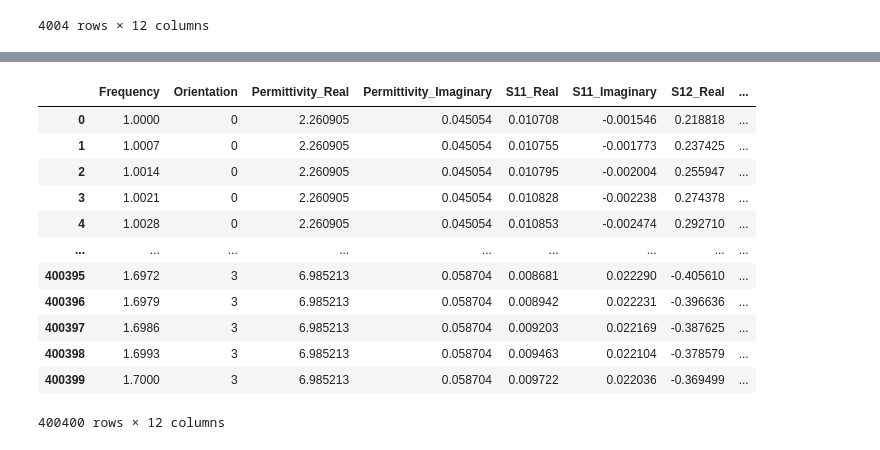
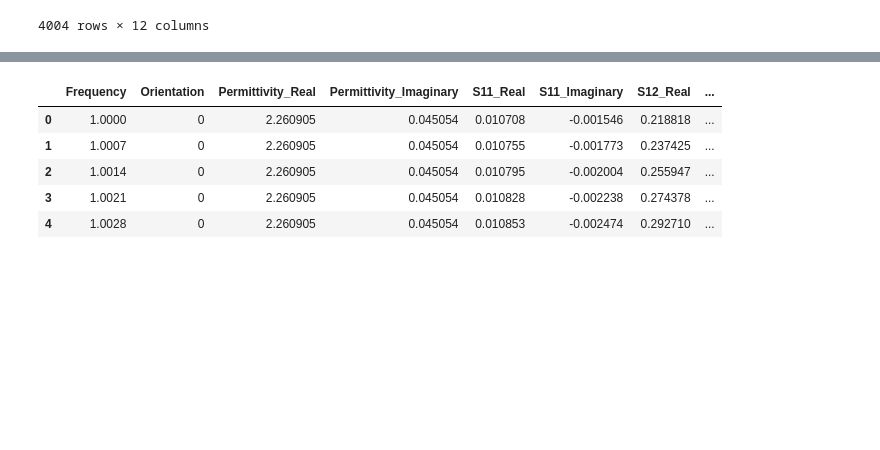
Before and after one commit to DanteMillerDS/NASA-Material-Classifier-OLD, a Jupyter notebook: classifier.ipynb, the cells around one changed output, grey strips where cells are left out. Cells and saved outputs as stored; diff of their text form; code cells hidden in the pictures; blank space fills up the shorter version.

```diff
--- a/classifier.ipynb
+++ b/classifier.ipynb
@@ -167,14 +168,14 @@ testing_dataframe
 | 4003 | 1.7000000000000 | -0.011476784000000 | -0.0026654671000000 | 3 | 5 | 0.1 | 0.99925244000000 | -0.012334294000000 | 0.99992371000000 | ... |
 4004 rows × 12 columns
 # %%
-training_dataframe.columns = ['Frequency', 'S11_Real', 'S11_Imaginary', 'Orientation', 'Permittivity_Real', 'Permittivity_Imaginary', 'S12_Real',
-       'S12_Imaginary', 'S21_Real', 'S21_Imaginary', 'S22_Real',
+training_dataframe.columns = ['Frequency', 'S11_Real', 'S11_Imaginary', 'Orientation', 'Permittivity_Real', 'Permittivity_Imaginary', 'S21_Real',
+       'S21_Imaginary', 'S12_Real', 'S12_Imaginary', 'S22_Real',
        'S22_Imaginary']
 training_dataframe = training_dataframe[['Frequency', 'Orientation', 'Permittivity_Real', 'Permittivity_Imaginary','S11_Real', 'S11_Imaginary', 'S12_Real',
        'S12_Imaginary', 'S21_Real', 'S21_Imaginary', 'S22_Real',
        'S22_Imaginary']]
-testing_dataframe.columns = ['Frequency', 'S11_Real', 'S11_Imaginary', 'Orientation', 'Permittivity_Real', 'Permittivity_Imaginary', 'S12_Real',
-       'S12_Imaginary', 'S21_Real', 'S21_Imaginary', 'S22_Real',
+testing_dataframe.columns = ['Frequency', 'S11_Real', 'S11_Imaginary', 'Orientation', 'Permittivity_Real', 'Permittivity_Imaginary', 'S21_Real',
+       'S21_Imaginary', 'S12_Real', 'S12_Imaginary', 'S22_Real',
        'S22_Imaginary']
 testing_dataframe = testing_dataframe[['Frequency', 'Orientation',  'Permittivity_Real', 'Permittivity_Imaginary','S11_Real', 'S11_Imaginary', 'S12_Real',
        'S12_Imaginary', 'S21_Real', 'S21_Imaginary', 'S22_Real',
@@ -203,19 +204,12 @@ training_dataframe[training_dataframe.columns] = training_dataframe[training_dat
 testing_dataframe.dropna(inplace=True)
 testing_dataframe[testing_dataframe.columns] = testing_dataframe[testing_dataframe.columns].apply(pd.to_numeric)
 # %%
-training_dataframe
+training_dataframe.head(5)
 # %% [output]
 |  | Frequency | Orientation | Permittivity_Real | Permittivity_Imaginary | S11_Real | S11_Imaginary | S12_Real | ... |
 | 0 | 1.0000 | 0 | 2.260905 | 0.045054 | 0.010708 | -0.001546 | 0.218818 | ... |
 | 1 | 1.0007 | 0 | 2.260905 | 0.045054 | 0.010755 | -0.001773 | 0.237425 | ... |
 | 2 | 1.0014 | 0 | 2.260905 | 0.045054 | 0.010795 | -0.002004 | 0.255947 | ... |
 | 3 | 1.0021 | 0 | 2.260905 | 0.045054 | 0.010828 | -0.002238 | 0.274378 | ... |
 | 4 | 1.0028 | 0 | 2.260905 | 0.045054 | 0.010853 | -0.002474 | 0.292710 | ... |
-| ... | ... | ... | ... | ... | ... | ... | ... | ... |
-| 400395 | 1.6972 | 3 | 6.985213 | 0.058704 | 0.008681 | 0.022290 | -0.405610 | ... |
-| 400396 | 1.6979 | 3 | 6.985213 | 0.058704 | 0.008942 | 0.022231 | -0.396636 | ... |
-| 400397 | 1.6986 | 3 | 6.985213 | 0.058704 | 0.009203 | 0.022169 | -0.387625 | ... |
-| 400398 | 1.6993 | 3 | 6.985213 | 0.058704 | 0.009463 | 0.022104 | -0.378579 | ... |
-| 400399 | 1.7000 | 3 | 6.985213 | 0.058704 | 0.009722 | 0.022036 | -0.369499 | ... |
-400400 rows × 12 columns
 # %%
```
Also changed, not shown: parts of 25 cells of this notebook, 7 other files.
